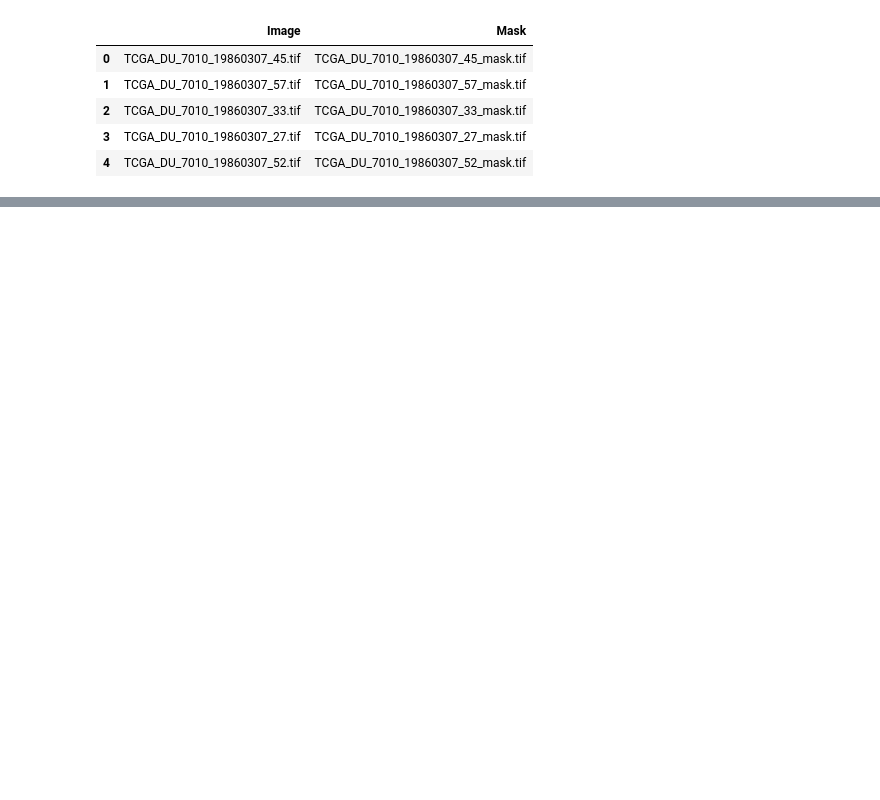
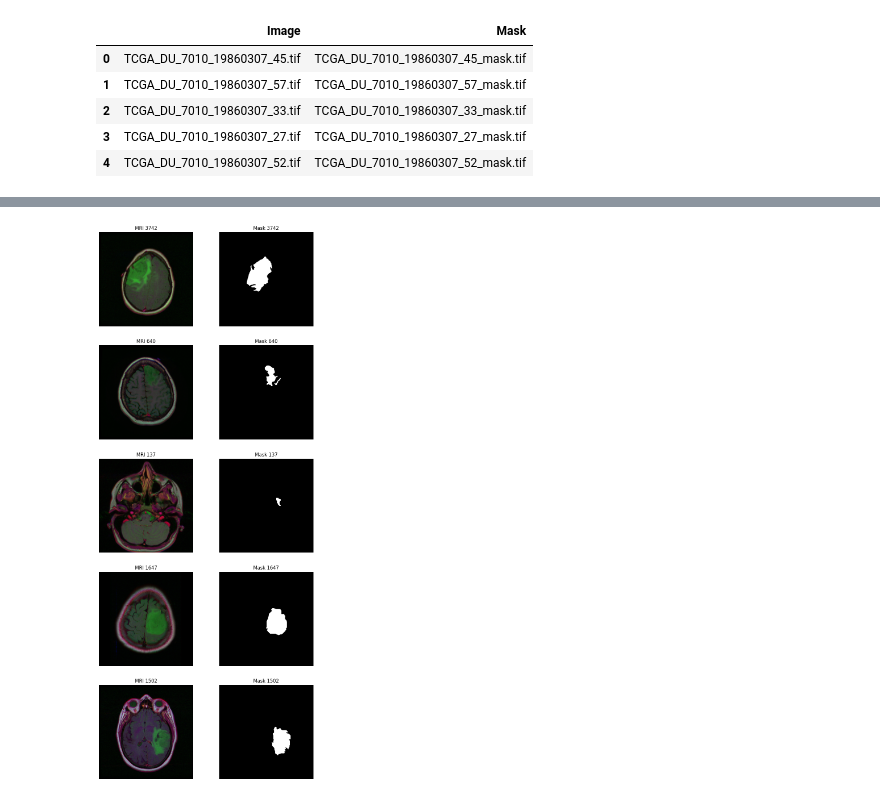
Before and after one commit to slyofzero/MRI-Segmentation, a Jupyter notebook: Exploratory Data Analysis.ipynb, the cells around one changed output, grey strips where cells are left out. Cells and saved outputs as stored; diff of their text form; code cells hidden in the pictures; blank space fills up the shorter version.

```diff
--- a/Exploratory Data Analysis.ipynb
+++ b/Exploratory Data Analysis.ipynb
@@ -81,0 +224,7 @@ plt.show()
+# %%
+random.seed(42)
+n_images = 5
+indices  = [random.choice(images_stats["tumour_mask"]) for _ in range(n_images)]
+plot_mri_images(indices)
+# %% [output]
+[figure, added]
```
Also changed, not shown: parts of 9 cells of this notebook.
